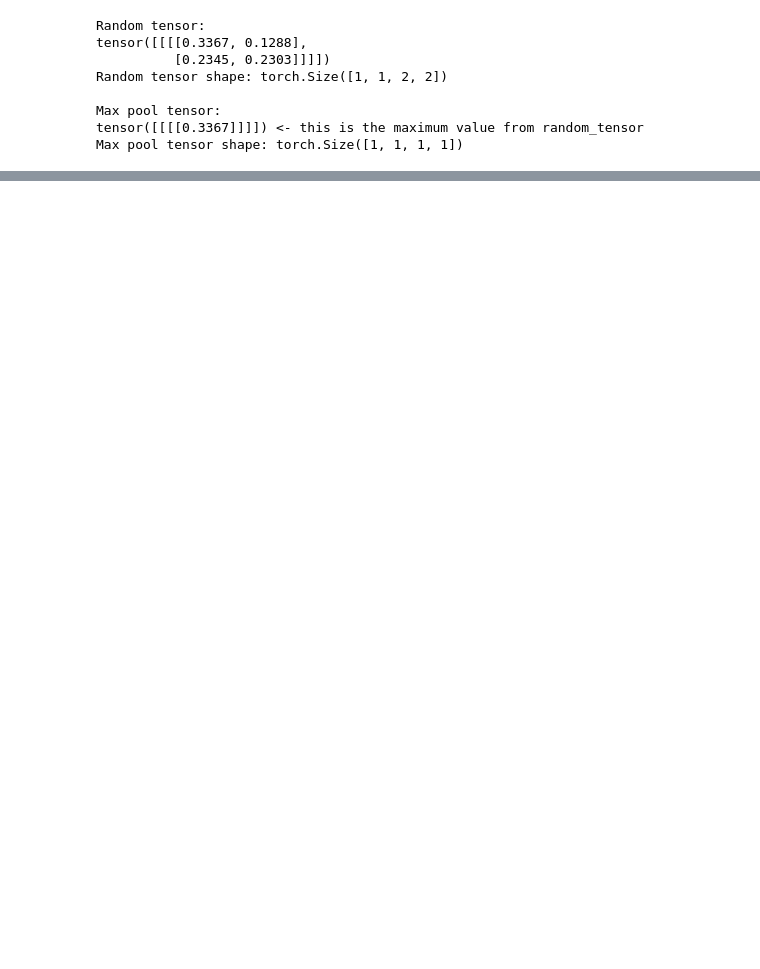
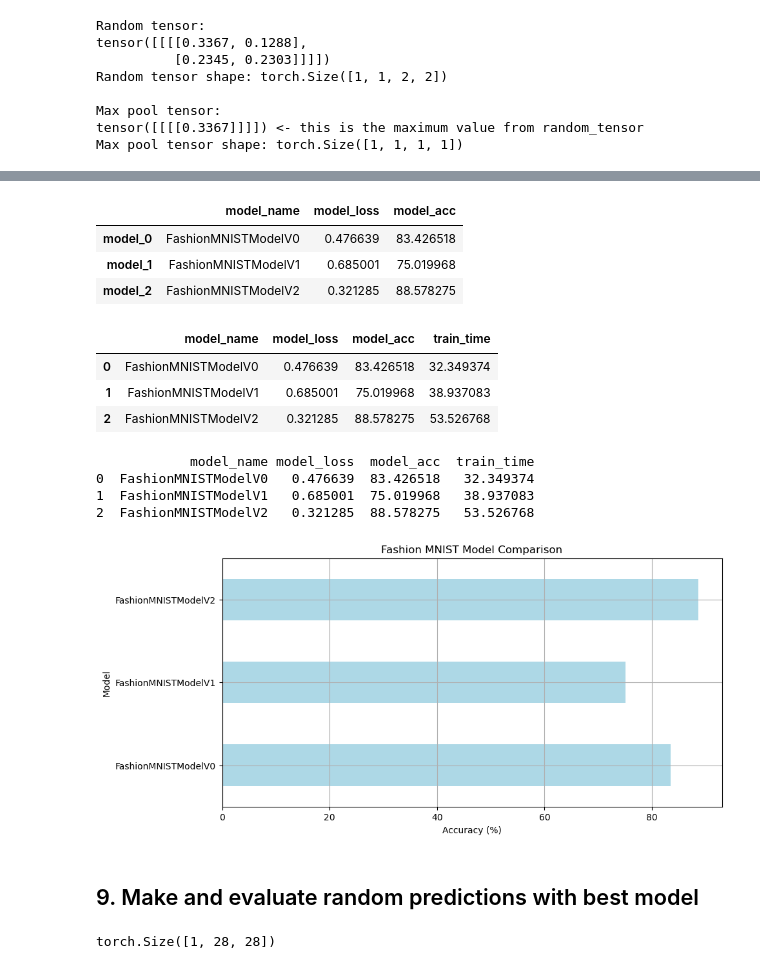
Before and after one commit to gusanagy/ZTM_pytorch, a Jupyter notebook: Computer Vision/03_pytorch_fundamentals_computer_vision.ipynb, the cells around one changed output, grey strips where cells are left out. Cells and saved outputs as stored; diff of their text form; code cells hidden in the pictures; blank space fills up the shorter version.

```diff
--- a/Computer Vision/03_pytorch_fundamentals_computer_vision.ipynb
+++ b/Computer Vision/03_pytorch_fundamentals_computer_vision.ipynb
@@ -1019,0 +1031,6 @@ Max pool tensor shape: torch.Size([1, 1, 1, 1])
+# %%
+from helper_functions import accuracy_fn
+
+loss_fn = nn.CrossEntropyLoss()
+optimizer = torch.optim.SGD(params=model_2.parameters(),
+                            lr=0.1)
@@ -1019,0 +1104,9 @@ Max pool tensor shape: torch.Size([1, 1, 1, 1])
+# %%
+# Get model results
+
+model_2_results = eval_model(
+    model=model_2,
+    data_loader=test_dataloader,
+    loss_fn=loss_fn,
+    accuracy_fn=accuracy_fn,
+    device=device)
@@ -1019,0 +1134,46 @@ Max pool tensor shape: torch.Size([1, 1, 1, 1])
+# %%
+import pandas as pd
+compare_results = pd.DataFrame({"model_0": model_0_results,
+                                "model_1": model_1_results,
+                                "model_2": model_2_results}).T
+compare_results
+# %% [output]
+|  | model_name | model_loss | model_acc |
+| model_0 | FashionMNISTModelV0 | 0.476639 | 83.426518 |
+| model_1 | FashionMNISTModelV1 | 0.685001 | 75.019968 |
+| model_2 | FashionMNISTModelV2 | 0.321285 | 88.578275 |
+# %%
+# Add training time to results comparison
+compare_results["train_time"] = [total_train_time_model_0,
+                                 total_train_time_model_1,
+                                 total_train_time_model_2]
+compare_results.reset_index()
+# %% [output]
+|  | model_name | model_loss | model_acc | train_time |
+| 0 | FashionMNISTModelV0 | 0.476639 | 83.426518 | 32.349374 |
+| 1 | FashionMNISTModelV1 | 0.685001 | 75.019968 | 38.937083 |
+| 2 | FashionMNISTModelV2 | 0.321285 | 88.578275 | 53.526768 |
+# %%
+print(compare_results.reset_index().head())
+# %% [output]
+            model_name model_loss  model_acc  train_time
+0  FashionMNISTModelV0   0.476639  83.426518   32.349374
+1  FashionMNISTModelV1   0.685001  75.019968   38.937083
+2  FashionMNISTModelV2   0.321285  88.578275   53.526768
+# %%
+import matplotlib.pyplot as plt
+
+compare_results.reset_index().set_index("model_name")["model_acc"].plot(
+    kind="barh", figsize=(10, 5), color="lightblue"
+)
+
+plt.xlabel("Accuracy (%)")
+plt.ylabel("Model")
+plt.title("Fashion MNIST Model Comparison")
+#plt.xlim(0, 1)
+plt.grid(True)
+plt.show()
+# %% [output]
+[figure, added]
+# %% [markdown]
+## 9. Make and evaluate random predictions with best model
@@ -1019,0 +1201,15 @@ Max pool tensor shape: torch.Size([1, 1, 1, 1])
+# %%
+import random
+random.seed(42)
+
+test_samples = []
+test_labels = []
+
+for sample, label in random.sample(list(test_data),k =9):
+    test_samples.append(sample)
+    test_labels.append(label)
+
+#View the first sample shape
+test_samples[0].shape
+# %% [output]
+torch.Size([1, 28, 28])
```
Also changed, not shown: parts of 35 cells of this notebook.
